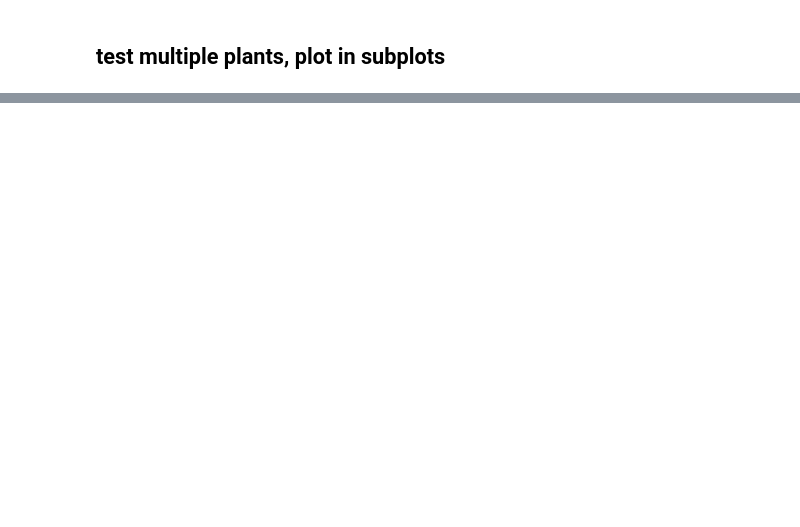
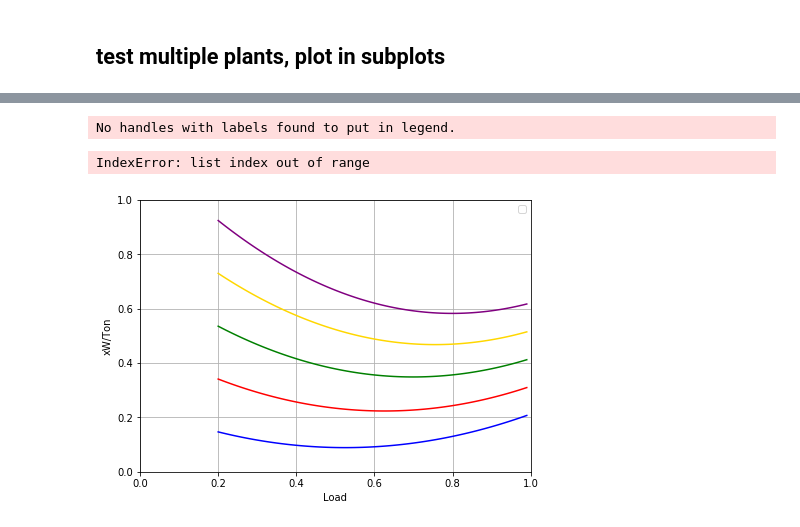
Before and after one commit to Stitchmaker/Metis_Bootcamp, a Jupyter notebook: Kojak_Project/Kojak_LinearRegression_SelectPlants.ipynb, the cells around one changed output, grey strips where cells are left out. Drawn from its saved outputs; the diff is of its cells as text; code cells hidden in the pictures; blank space fills up the shorter version.

```diff
--- a/Kojak_Project/Kojak_LinearRegression_SelectPlants.ipynb
+++ b/Kojak_Project/Kojak_LinearRegression_SelectPlants.ipynb
@@ -683,0 +900,7 @@ X with all features (923837, 18)
+# %%
+Chiller = 'B1'
+lift_lines = compute_lift_lines(model, feat, df, plot=True)
+# %% [output]
+No handles with labels found to put in legend.
+IndexError: list index out of range
+[figure, added]
```
Also changed, not shown: parts of 26 cells of this notebook, 36 other files.
